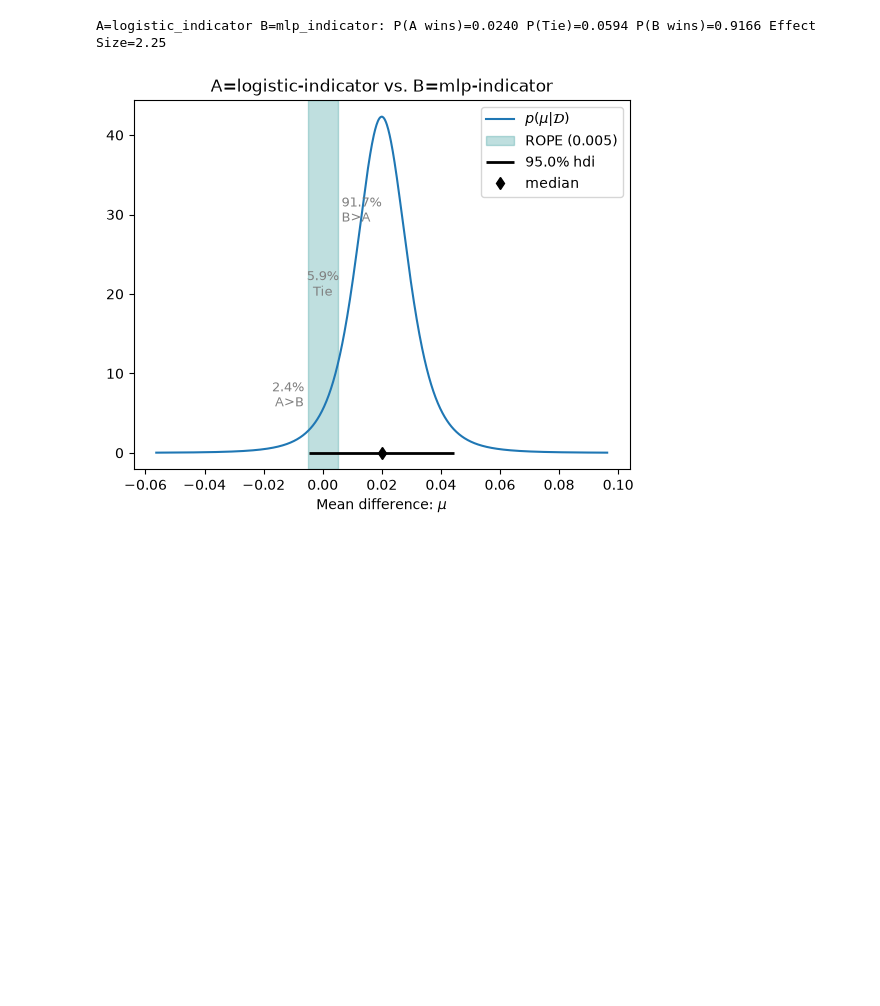
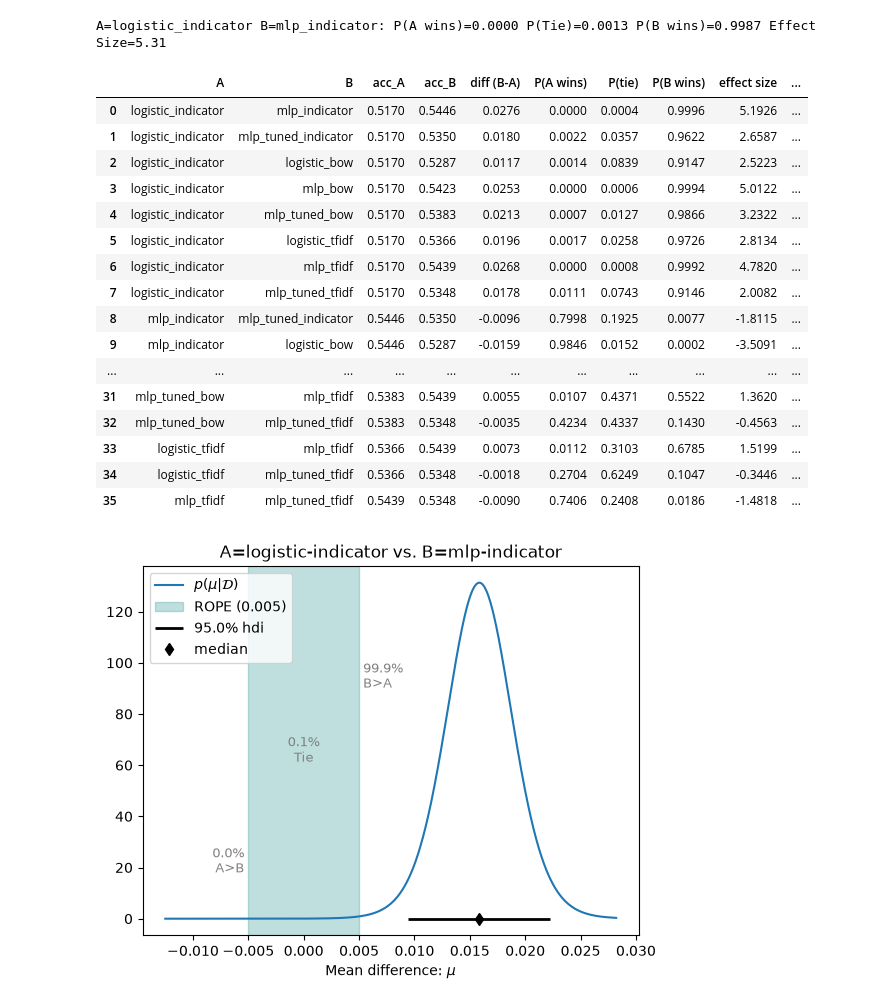
Before and after one commit to PepBaggen/nlp1-project, a Jupyter notebook: notebooks/project1.ipynb, the cells around one changed output. Cells and saved outputs as stored; diff of their text form; code cells hidden in the pictures; blank space fills up the shorter version.

Commit message:
TF-IDF encoder, error analysis and pairwise evaluation

```diff
--- a/notebooks/project1.ipynb
+++ b/notebooks/project1.ipynb
@@ -48,20 +47,18 @@ tokenizer = part1.experiment.train_tokenizer(
 # encoder representations
 representations = {
   "indicator": encoders.TokenIndicator(tokenizer),
-  "bow": encoders.BagOfWords(tokenizer)
-  # need a third
+  "bow": encoders.BagOfWords(tokenizer),
+  "tfidf": encoders.TfIdf(tokenizer, train_texts)
 }
 
 # classification architectures
 architectures = {
     "logistic": dict(model_option="logistic", loglin_args={"max_iter": 200}),
-    "mlp":      dict(model_option="mlp", smlp_args={"hidden_dim": 128, "num_epochs": 20})
-    # need a third
+    "mlp":      dict(model_option="mlp", smlp_args={"hidden_dim": 128, "num_epochs": 20}),
+    "mlp_tuned": dict(model_option="mlp2", mlp2_args=dict(hidden_dim=256, second_hidden_dim=128, patience=3, dropout=.5, weight_decay=.1))
 }
 # %%
 # run experiments on all combinations of representations and architectures
-
-## MLP currently overfitting -> need some regularization
-my_classifiers = experiments.run_experiments(representations, architectures, pairs, outcome_space)
+my_classifiers = experiments.run_experiments(representations, architectures, pairs, outcome_space, seeds=(0,1,2))
 # %% [output]
 Transforming documents...
@@ -250,21 +247,78 @@ part1.analysis.plot_box_and_points(part1.analysis.make_data_frame(my_classifiers
 # %%
+from itertools import combinations
+import pandas as pd
 
 # First, a little helper, to gather all accuracies across runs and folds
 def get_all_measurements_for(data, sys_name):
     return np.array([list(run_data['accuracies'].values()) for run_data in data[sys_name]])
+
+############################################################################################################################################
+# visualization of 1 setting
+############################################################################################################################################
 
 # this will have shape [num_runs, num_folds]
 get_all_measurements_for(my_classifiers, 'logistic_indicator')
 
 posterior = part1.analysis.BenavoliCorrelatedT(
     get_all_measurements_for(my_classifiers, 'logistic_bow').flatten(),  # [num_runs * num_folds]
     get_all_measurements_for(my_classifiers, 'mlp_indicator').flatten(),  # [num_runs * num_folds]
     names=["logistic-indicator", "mlp-indicator"]
 )
 p_a, p_tie, p_b = posterior.probs(0.005) # rope = 0.5%
 print(f"A=logistic_indicator B=mlp_indicator: P(A wins)={p_a:.4f} P(Tie)={p_tie:.4f} P(B wins)={p_b:.4f} Effect Size={posterior.effect_size:.2f}")
 # if you need to zoom in or out reduce/increase the argument rope_factor (it doesn't affect the ROPE, only the visualisation of it)
 _ = posterior.plot(0.005)
+
+############################################################################################################################################
+
+def compare_all(data, rope=0.005, plot=False):
+    rows = []
+    for a, b in combinations(data.keys(), 2):
+        acc_a = get_all_measurements_for(data, a)
+        acc_b = get_all_measurements_for(data, b)
+
+        posterior = part1.analysis.BenavoliCorrelatedT(
+            acc_a.flatten(), acc_b.flatten(),
+            runs=acc_a.shape[0],   # number of seeds
+            names=[a, b]
+        )
+        p_a, p_tie, p_b = posterior.probs(rope)
+        verdict = {0: f"{a} wint", 1: "gelijk", 2: f"{b} wint"}[int(np.argmax([p_a, p_tie, p_b]))]
+
+        rows.append({
+            "A": a, "B": b,
+            "acc_A": acc_a.mean(), "acc_B": acc_b.mean(),
+            "diff (B-A)": posterior.mean_diff,
+            "P(A wins)": p_a, "P(tie)": p_tie, "P(B wins)": p_b,
+            "effect size": posterior.effect_size,
+            "most probable": verdict,
+        })
+
+        if plot:
+            posterior.plot(rope)
+            plt.show()
+
+    return pd.DataFrame(rows)
+
+results_df = compare_all(my_classifiers, rope=0.005)
+results_df.round(4)
 # %% [output]
-A=logistic_indicator B=mlp_indicator: P(A wins)=0.0240 P(Tie)=0.0594 P(B wins)=0.9166 Effect Size=2.25
+A=logistic_indicator B=mlp_indicator: P(A wins)=0.0000 P(Tie)=0.0013 P(B wins)=0.9987 Effect Size=5.31
+|  | A | B | acc_A | acc_B | diff (B-A) | P(A wins) | P(tie) | P(B wins) | effect size | ... |
+| 0 | logistic_indicator | mlp_indicator | 0.5170 | 0.5446 | 0.0276 | 0.0000 | 0.0004 | 0.9996 | 5.1926 | ... |
+| 1 | logistic_indicator | mlp_tuned_indicator | 0.5170 | 0.5350 | 0.0180 | 0.0022 | 0.0357 | 0.9622 | 2.6587 | ... |
+| 2 | logistic_indicator | logistic_bow | 0.5170 | 0.5287 | 0.0117 | 0.0014 | 0.0839 | 0.9147 | 2.5223 | ... |
+| 3 | logistic_indicator | mlp_bow | 0.5170 | 0.5423 | 0.0253 | 0.0000 | 0.0006 | 0.9994 | 5.0122 | ... |
+| 4 | logistic_indicator | mlp_tuned_bow | 0.5170 | 0.5383 | 0.0213 | 0.0007 | 0.0127 | 0.9866 | 3.2322 | ... |
+| 5 | logistic_indicator | logistic_tfidf | 0.5170 | 0.5366 | 0.0196 | 0.0017 | 0.0258 | 0.9726 | 2.8134 | ... |
+| 6 | logistic_indicator | mlp_tfidf | 0.5170 | 0.5439 | 0.0268 | 0.0000 | 0.0008 | 0.9992 | 4.7820 | ... |
+| 7 | logistic_indicator | mlp_tuned_tfidf | 0.5170 | 0.5348 | 0.0178 | 0.0111 | 0.0743 | 0.9146 | 2.0082 | ... |
+| 8 | mlp_indicator | mlp_tuned_indicator | 0.5446 | 0.5350 | -0.0096 | 0.7998 | 0.1925 | 0.0077 | -1.8115 | ... |
+| 9 | mlp_indicator | logistic_bow | 0.5446 | 0.5287 | -0.0159 | 0.9846 | 0.0152 | 0.0002 | -3.5091 | ... |
+| ... | ... | ... | ... | ... | ... | ... | ... | ... | ... | ... |
+| 31 | mlp_tuned_bow | mlp_tfidf | 0.5383 | 0.5439 | 0.0055 | 0.0107 | 0.4371 | 0.5522 | 1.3620 | ... |
+| 32 | mlp_tuned_bow | mlp_tuned_tfidf | 0.5383 | 0.5348 | -0.0035 | 0.4234 | 0.4337 | 0.1430 | -0.4563 | ... |
+| 33 | logistic_tfidf | mlp_tfidf | 0.5366 | 0.5439 | 0.0073 | 0.0112 | 0.3103 | 0.6785 | 1.5199 | ... |
+| 34 | logistic_tfidf | mlp_tuned_tfidf | 0.5366 | 0.5348 | -0.0018 | 0.2704 | 0.6249 | 0.1047 | -0.3446 | ... |
+| 35 | mlp_tfidf | mlp_tuned_tfidf | 0.5439 | 0.5348 | -0.0090 | 0.7406 | 0.2408 | 0.0186 | -1.4818 | ... |
-[figure, old version]
+[figure, new version]
```
Also changed, not shown: parts of 4 cells of this notebook, 1 other file.
